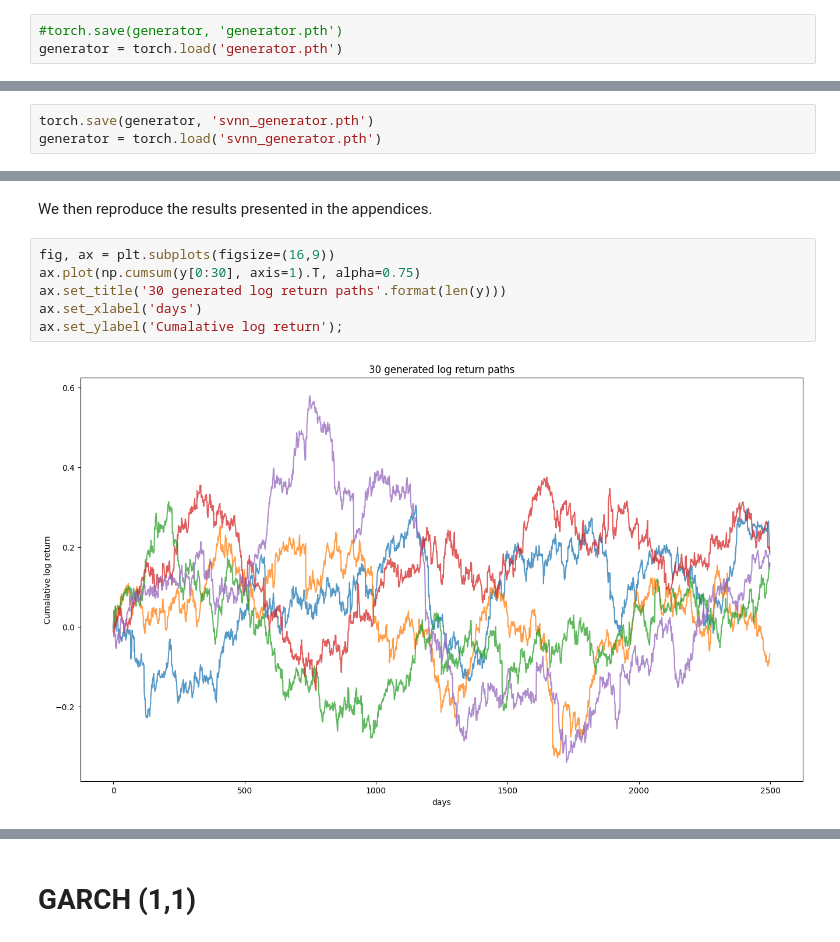
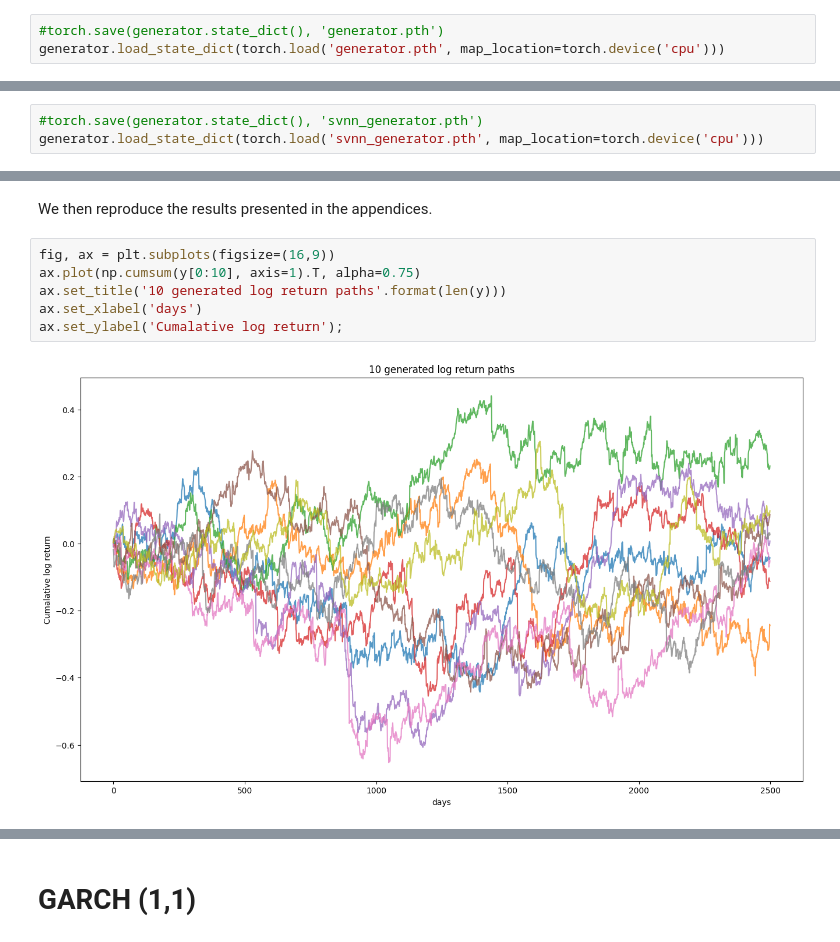
Before and after one commit to tahatt13/QuantGan, a Jupyter notebook: QuantGAN.ipynb, the cells around one changed output, grey strips where cells are left out. Cells and saved outputs as stored; diff of their text form.

```diff
--- a/QuantGAN.ipynb
+++ b/QuantGAN.ipynb
@@ -178,3 +170,3 @@ for epoch in t:
 # %%
-#torch.save(generator, 'generator.pth')
-generator = torch.load('generator.pth')
+#torch.save(generator.state_dict(), 'generator.pth')
+generator.load_state_dict(torch.load('generator.pth', map_location=torch.device('cpu')))
@@ -346,5 +342,5 @@ for epoch in pbar:
 
     pbar.set_description(f"Epoch {epoch}: D Loss {loss_D.item():.4f}, G Loss {loss_G.item():.4f}")
 # %%
-torch.save(generator, 'svnn_generator.pth')
-generator = torch.load('svnn_generator.pth')
+#torch.save(generator.state_dict(), 'svnn_generator.pth')
+generator.load_state_dict(torch.load('svnn_generator.pth', map_location=torch.device('cpu')))
@@ -386,12 +384,12 @@ Nombre de trajectoires retenues : 36
 We then reproduce the results presented in the appendices.
 # %%
 fig, ax = plt.subplots(figsize=(16,9))
-ax.plot(np.cumsum(y[0:30], axis=1).T, alpha=0.75)
-ax.set_title('30 generated log return paths'.format(len(y)))
+ax.plot(np.cumsum(y[0:10], axis=1).T, alpha=0.75)
+ax.set_title('10 generated log return paths'.format(len(y)))
 ax.set_xlabel('days')
 ax.set_ylabel('Cumalative log return');
 # %% [output]
-[figure, old version]
+[figure, new version]
 # %%
 n_bins = 100
 windows = [1, 5, 20, 100]
```
Also changed, not shown: parts of 22 cells of this notebook, 9 other files.
